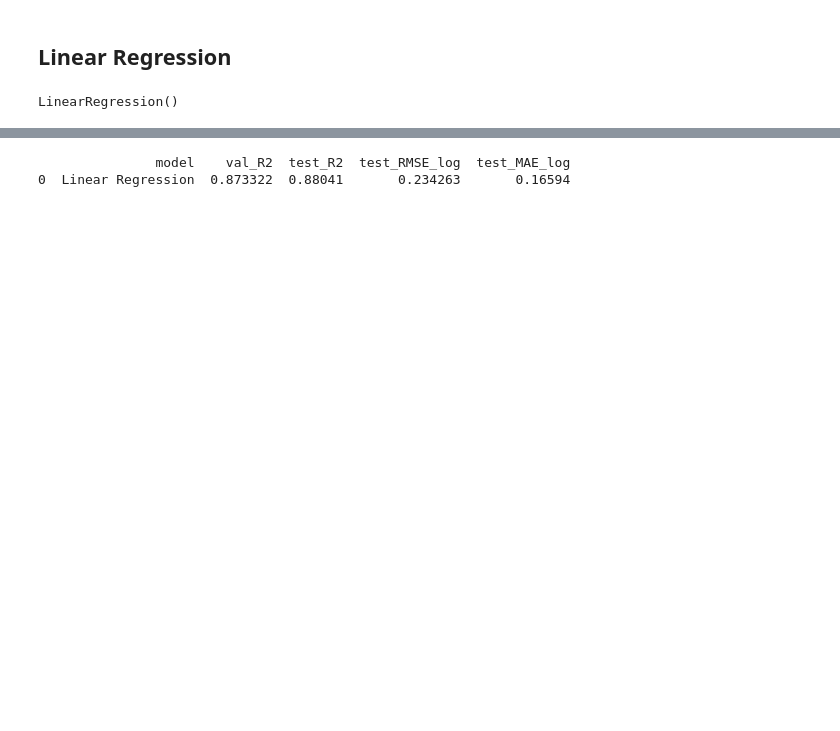
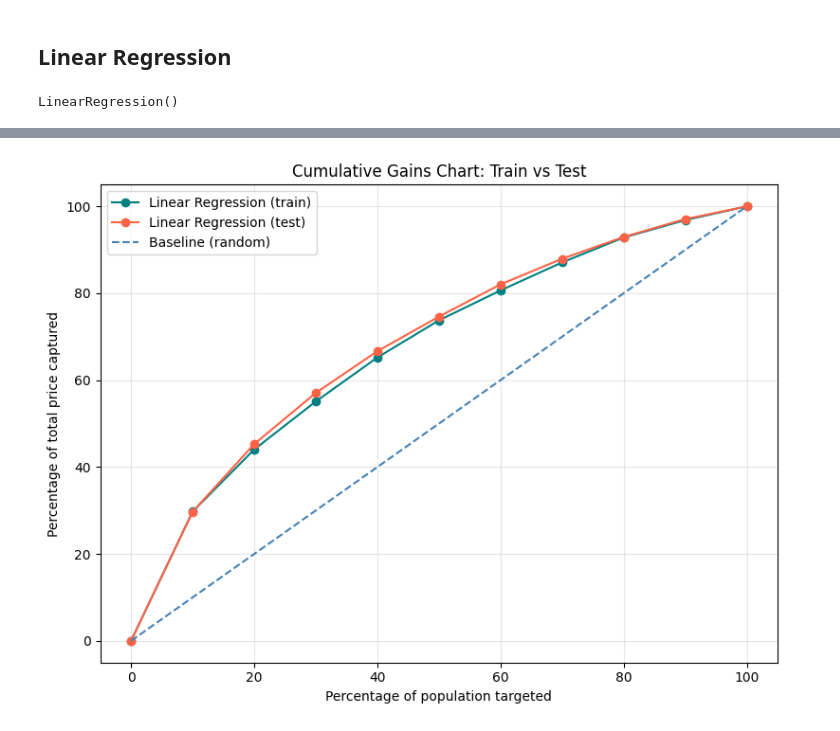
Before and after one commit to rsm-coc015/idx-exchange, a Jupyter notebook: 03_baseline_model.ipynb, the cells around one changed output, grey strips where cells are left out. Drawn from its saved outputs; the diff is of its cells as text; code cells hidden in the pictures; blank space fills up the shorter version.

```diff
--- a/03_baseline_model.ipynb
+++ b/03_baseline_model.ipynb
@@ -193,0 +293,10 @@ ParkingTotal                       -0.0004           0.0004   0.5555
+# %%
+y_pred_train = model.predict(X_train_scaled)
+
+r2_train = r2_score(y_train, y_pred_train)
+rmse_train = np.sqrt(mean_squared_error(y_train, y_pred_train))
+mae_train = mean_absolute_error(y_train, y_pred_train)
+
+print(f"Train R²:   {r2_train:.4f}")
+print(f"Train RMSE (log scale): {rmse_train:.4f}")
+print(f"Train MAE  (log scale): {mae_train:.4f}")
@@ -214,18 +334,52 @@ Validation R²: 0.8733
-# %%
-baseline_results = pd.DataFrame(
-    [
-        {
-            "model": "Linear Regression",
-            "val_R2": r2_val,
-            "test_R2": r2_test,
-            "test_RMSE_log": rmse_test,
-            "test_MAE_log": mae_test,
-        }
-    ]
-)
-
-print(baseline_results)
-baseline_results.to_csv("baseline_results.csv", index=False)
-# %% [output]
-               model    val_R2  test_R2  test_RMSE_log  test_MAE_log
-0  Linear Regression  0.873322  0.88041       0.234263       0.16594
+# %%
+def cumulative_gains(y_true, y_pred, n_bins=10):
+    """
+    Adapted cumulative gains chart for regression.
+    Sort by predicted value, then track cumulative % of actual price captured.
+    """
+    df = pd.DataFrame({"y_true": y_true, "y_pred": y_pred})
+    df = df.sort_values("y_pred", ascending=False).reset_index(drop=True)
+
+    df["cum_actual"] = df["y_true"].cumsum()
+    total_actual = df["y_true"].sum()
+    df["cum_pct_actual"] = df["cum_actual"] / total_actual * 100
+    df["cum_pct_population"] = (np.arange(1, len(df) + 1) / len(df)) * 100
+
+    bin_edges = np.linspace(0, len(df), n_bins + 1).astype(int)
+    pct_population = [0]
+    pct_actual = [0]
+    for edge in bin_edges[1:]:
+        pct_population.append(df["cum_pct_population"].iloc[edge - 1])
+        pct_actual.append(df["cum_pct_actual"].iloc[edge - 1])
+
+    return pct_population, pct_actual
+
+
+train_actual_price = np.exp(y_train)
+train_pred_price = np.exp(y_pred_train)
+test_actual_price = np.exp(y_test)
+test_pred_price = np.exp(y_pred_test)
+
+pop_train, gain_train = cumulative_gains(train_actual_price, train_pred_price)
+pop_test, gain_test = cumulative_gains(test_actual_price, test_pred_price)
+
+plt.figure(figsize=(8, 6))
+plt.plot(
+    pop_train, gain_train, marker="o", label="Linear Regression (train)", color="teal"
+)
+plt.plot(
+    pop_test, gain_test, marker="o", label="Linear Regression (test)", color="tomato"
+)
+plt.plot(
+    [0, 100], [0, 100], linestyle="--", color="steelblue", label="Baseline (random)"
+)
+
+plt.xlabel("Percentage of population targeted")
+plt.ylabel("Percentage of total price captured")
+plt.title("Cumulative Gains Chart: Train vs Test")
+plt.legend()
+plt.grid(alpha=0.3)
+plt.tight_layout()
+plt.show()
+# %% [output]
+[figure, added]
```
Also changed, not shown: parts of 31 cells of this notebook, 11 other files.
